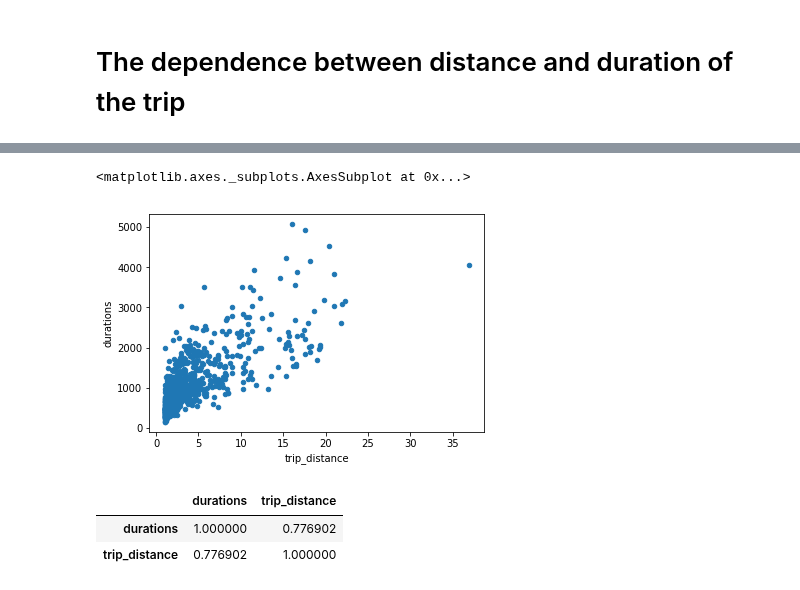
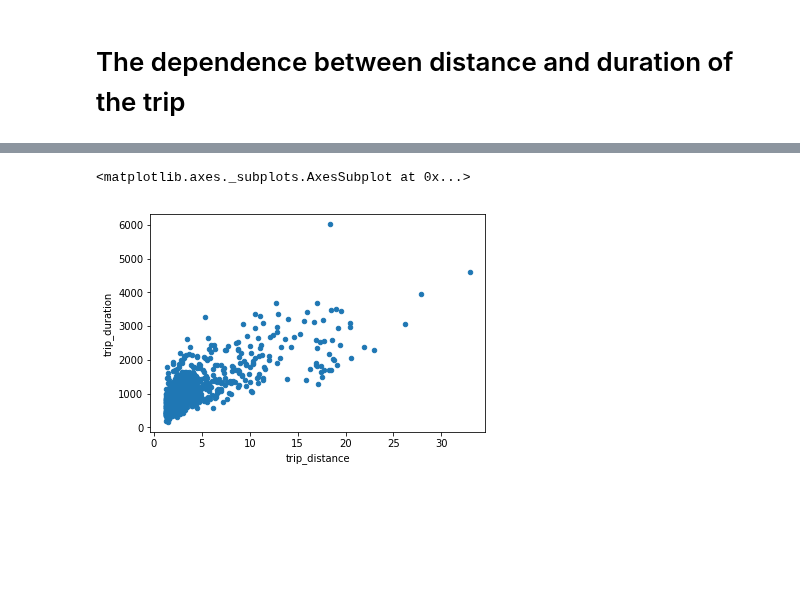
Before and after one commit to dusicastepic/ADMSecondHomework, a Jupyter notebook: RQ5.ipynb, the cells around one changed output, grey strips where cells are left out. Drawn from its saved outputs; the diff is of its cells as text; code cells hidden in the pictures; blank space fills up the shorter version.

```diff
--- a/RQ5.ipynb
+++ b/RQ5.ipynb
@@ -39,2 +29,2 @@ def cor_dist_dur(df_names):
 # %%
-df = cor_dist_dur(df_names)
+df = functions.duration_distance_df(df_names)
@@ -51,3 +32,0 @@ df.shape
-# %%
-# filtering durations
-df = df[(df['trip_duration'] > 120) & (df['trip_duration'] < 3600*2)]
@@ -58,3 +32,0 @@ df.shape
-# %%
-# filtering distance
-df= df[(df['trip_distance'] > 1 )&(df['trip_distance'] < 50)]
@@ -80,2 +32,0 @@ df.head()
-# %%
-df.rename(columns ={'trip_duration':'durations'}, inplace=True)
@@ -109,11 +43,6 @@ temp.head()
 # %%
-temp.plot(y='durations', x = 'trip_distance', kind = 'scatter')
+# plotting the sample
+temp.plot(y='trip_duration', x = 'trip_distance', kind = 'scatter')
 # %% [output]
 <matplotlib.axes._subplots.AxesSubplot at 0x...>
-[figure, old version]
+[figure, new version]
-# %%
-temp.corr()
-# %% [output]
-|  | durations | trip_distance |
-| durations | 1.000000 | 0.776902 |
-| trip_distance | 0.776902 | 1.000000 |
```
Also changed, not shown: parts of 17 cells of this notebook, 1 other file.
